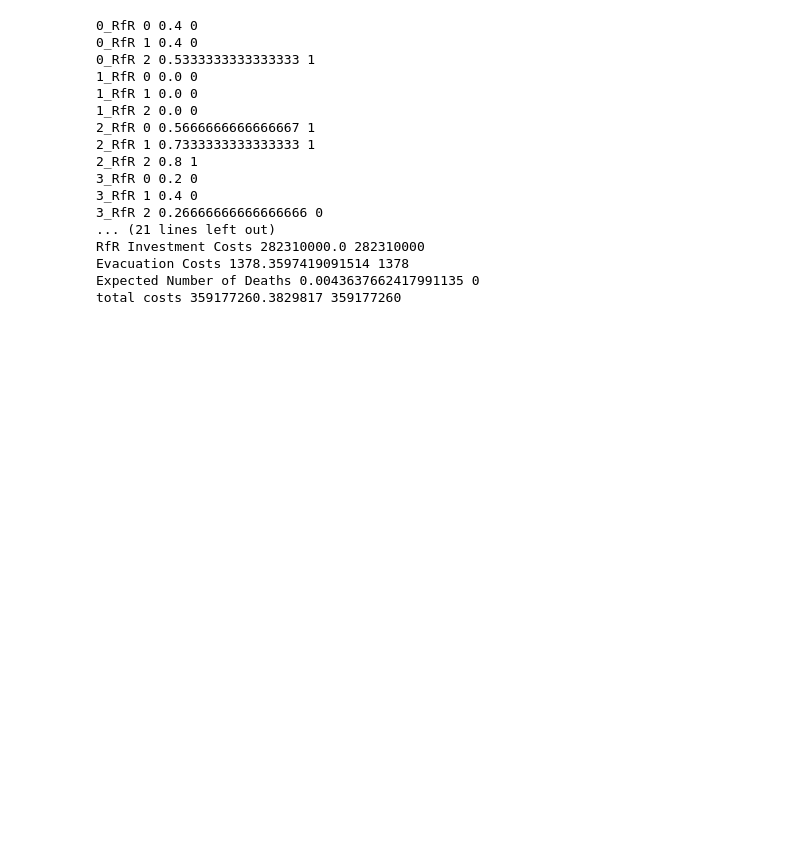
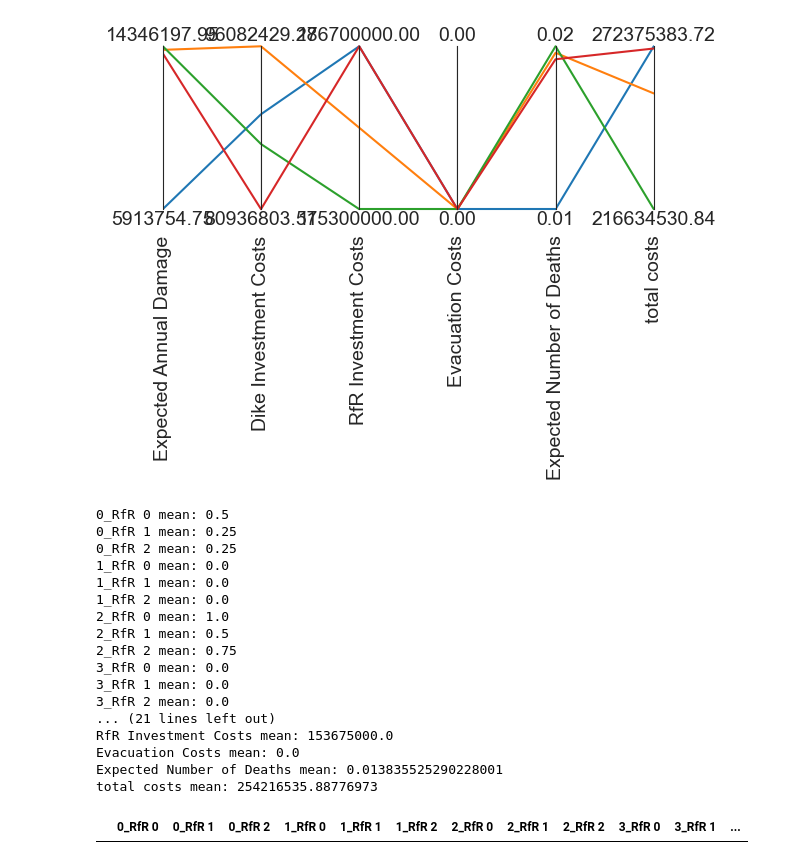
Before and after one commit to pkastelein/EPA141A, a Jupyter notebook: final assignment/Analysis_of_optimization_data.ipynb, the cells around one changed output. Saved outputs shown, nothing was run; the diff lists cells and outputs as text; code cells hidden in the pictures; blank space fills up the shorter version.

```diff
--- a/final assignment/Analysis_of_optimization_data.ipynb
+++ b/final assignment/Analysis_of_optimization_data.ipynb
@@ -80,21 +126,34 @@ results.head()
+# %%
+from ema_workbench.analysis import parcoords
+
+limits = parcoords.get_limits(metrics)
+axes = parcoords.ParallelAxes(limits)
+axes.plot(metrics)
+
+# we invert this axis so direction of desirability is the same
+
+plt.show()
+# %% [output]
+[figure, added]
 # %%
 for i in results.columns:
-    print(i,results[i].mean(),round(results[i].mean()))
+    print(i,'mean:',results[i].mean())
+    #print(i,results[i].mean(),round(results[i].mean()))
 # %% [output]
-0_RfR 0 0.4 0
-0_RfR 1 0.4 0
-0_RfR 2 0.5333333333333333 1
-1_RfR 0 0.0 0
-1_RfR 1 0.0 0
-1_RfR 2 0.0 0
-2_RfR 0 0.5666666666666667 1
-2_RfR 1 0.7333333333333333 1
-2_RfR 2 0.8 1
-3_RfR 0 0.2 0
-3_RfR 1 0.4 0
-3_RfR 2 0.26666666666666666 0
+0_RfR 0 mean: 0.5
+0_RfR 1 mean: 0.25
+0_RfR 2 mean: 0.25
+1_RfR 0 mean: 0.0
+1_RfR 1 mean: 0.0
+1_RfR 2 mean: 0.0
+2_RfR 0 mean: 1.0
+2_RfR 1 mean: 0.5
+2_RfR 2 mean: 0.75
+3_RfR 0 mean: 0.0
+3_RfR 1 mean: 0.0
+3_RfR 2 mean: 0.0
 ... (21 lines left out)
-RfR Investment Costs 282310000.0 282310000
-Evacuation Costs 1378.3597419091514 1378
-Expected Number of Deaths 0.0043637662417991135 0
-total costs 359177260.3829817 359177260
+RfR Investment Costs mean: 153675000.0
+Evacuation Costs mean: 0.0
+Expected Number of Deaths mean: 0.013835525290228001
+total costs mean: 254216535.88776973
@@ -100,0 +162,4 @@ total costs 359177260.3829817 359177260
+# %%
+results
+# %% [output]
+|  | 0_RfR 0 | 0_RfR 1 | 0_RfR 2 | 1_RfR 0 | 1_RfR 1 | 1_RfR 2 | 2_RfR 0 | 2_RfR 1 | 2_RfR 2 | 3_RfR 0 | 3_RfR 1 | ... |
```
Also changed, not shown: parts of 16 cells of this notebook, 3 other files.
